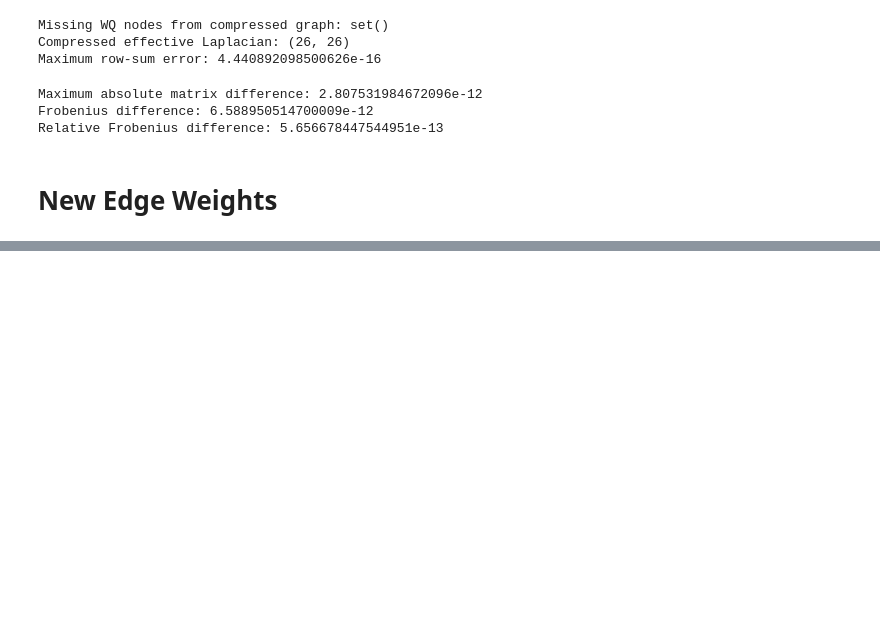
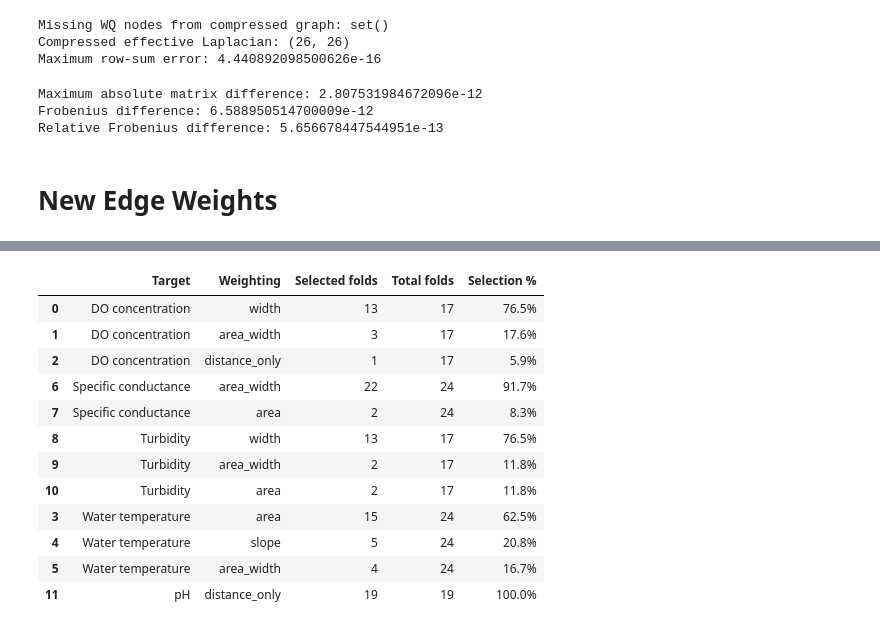
Before and after one commit to andrewc156/rivernets, a Jupyter notebook: largest_uncompressed_laplacian.ipynb, the cells around one changed output, grey strips where cells are left out. Cells and saved outputs as stored; diff of their text form; code cells hidden in the pictures; blank space fills up the shorter version.

```diff
--- a/largest_uncompressed_laplacian.ipynb
+++ b/largest_uncompressed_laplacian.ipynb
@@ -3614,0 +5218,77 @@ def tune_inner_loo_with_L(
+# %%
+scheme_rows = []
+
+
+for target, tuning in hydro_tuning.items():
+
+    counts = (
+        tuning[
+            "graph_scheme"
+        ]
+        .value_counts()
+    )
+
+
+    for scheme, count in counts.items():
+
+        scheme_rows.append({
+
+            "Target":
+                target,
+
+            "Weighting":
+                scheme,
+
+            "Selected folds":
+                count,
+
+            "Total folds":
+                len(tuning),
+
+            "Selection %":
+                (
+                    count
+                    /
+                    len(tuning)
+                    * 100
+                )
+        })
+
+
+scheme_selection = (
+    pd.DataFrame(
+        scheme_rows
+    )
+    .sort_values(
+        [
+            "Target",
+            "Selected folds"
+        ],
+        ascending=[
+            True,
+            False
+        ]
+    )
+)
+
+
+display(
+    scheme_selection.style.format({
+        "Selection %":
+            "{:.1f}%"
+    })
+)
+# %% [output]
+|  | Target | Weighting | Selected folds | Total folds | Selection % |
+| 0 | DO concentration | width | 13 | 17 | 76.5% |
+| 1 | DO concentration | area_width | 3 | 17 | 17.6% |
+| 2 | DO concentration | distance_only | 1 | 17 | 5.9% |
+| 6 | Specific conductance | area_width | 22 | 24 | 91.7% |
+| 7 | Specific conductance | area | 2 | 24 | 8.3% |
+| 8 | Turbidity | width | 13 | 17 | 76.5% |
+| 9 | Turbidity | area_width | 2 | 17 | 11.8% |
+| 10 | Turbidity | area | 2 | 17 | 11.8% |
+| 3 | Water temperature | area | 15 | 24 | 62.5% |
+| 4 | Water temperature | slope | 5 | 24 | 20.8% |
+| 5 | Water temperature | area_width | 4 | 24 | 16.7% |
+| 11 | pH | distance_only | 19 | 19 | 100.0% |
```
Also changed, not shown: parts of 14 cells of this notebook.
